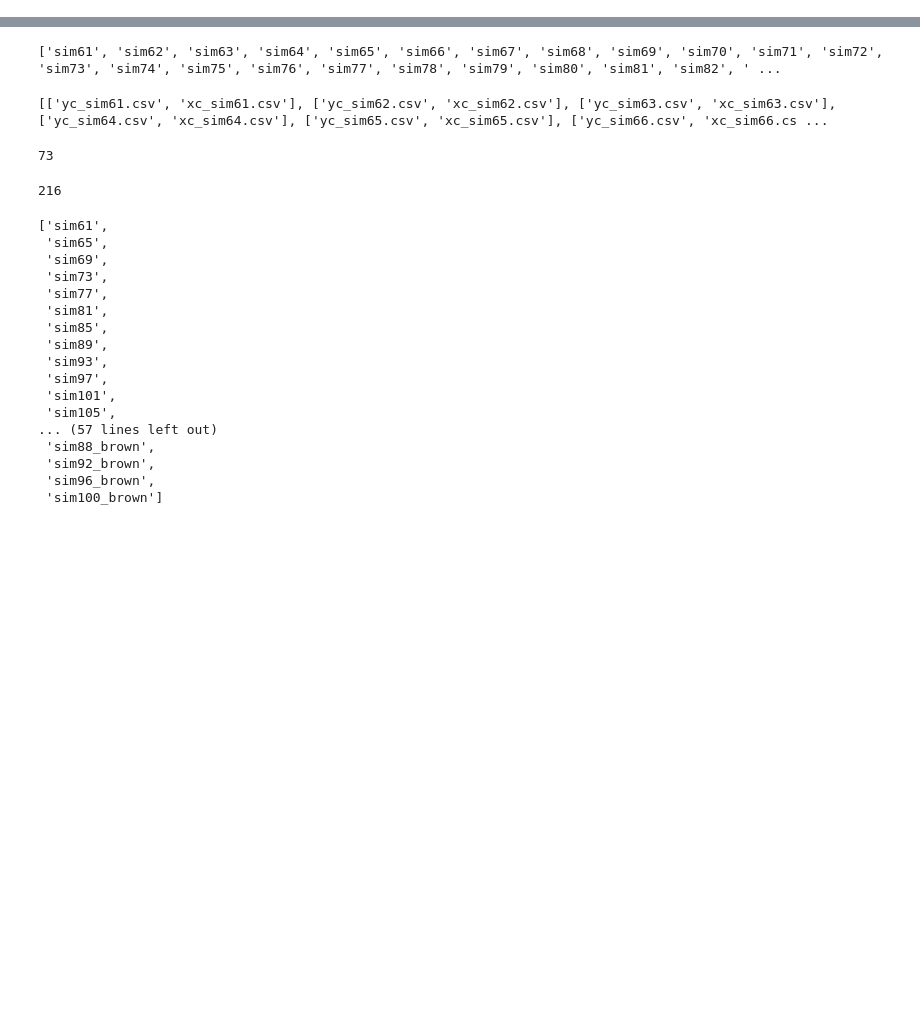
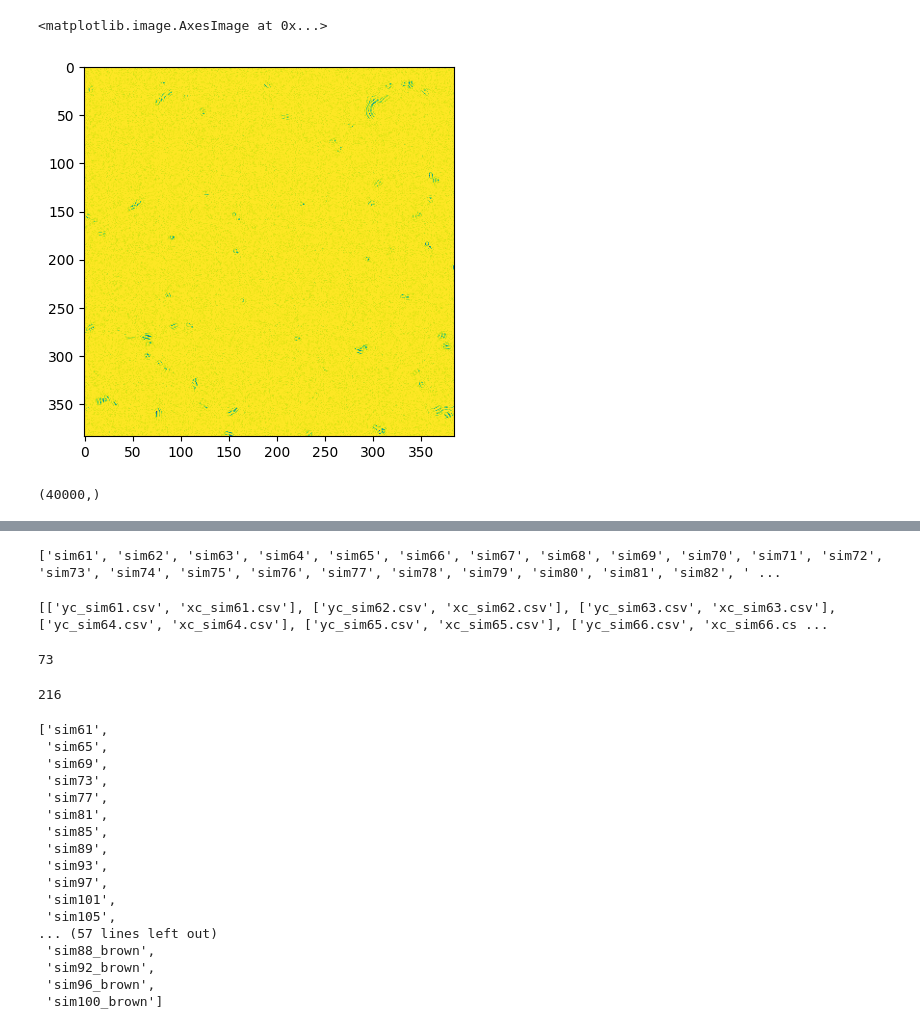
Before and after one commit to mberghouse/DeepTrackStat, a Jupyter notebook: Speed distribution NN.ipynb, the cells around one changed output, grey strips where cells are left out. Drawn from its saved outputs; the diff is of its cells as text; code cells hidden in the pictures; blank space fills up the shorter version.

Commit message:
experimental data for testing

```diff
--- a/Speed distribution NN.ipynb
+++ b/Speed distribution NN.ipynb
@@ -0,0 +93,26 @@
+# %%
+import torch
+import torch.nn as nn
+import torch.optim as optim
+from torch.utils.data import Dataset, DataLoader
+import gc
+from torch.optim.lr_scheduler import StepLR
+import torchvision as tv
+import timm
+device='cuda'
+# m1 = timm.create_model('regnety_016', in_chans=40, drop_path_rate=.0,num_classes=4000,pretrained=True)
+# model=Net2()
+# model.to(device)
+# Define your custom dataset
+
+class TestDataset2(Dataset):
+    def __init__(self, images):
+        self.images = images
+
+    def __len__(self):
+        return len(self.images)
+
+    def __getitem__(self, index):
+        image = self.images[index]
+
+        return image.float()
@@ -0,0 +141,10 @@
+# %%
+images = torch.tensor(images[1:])
+dataset_test = TestDataset2(images)#  xtorch_test, distr_torch_test, scales_test2)
+batch_size = 40
+test_dataloader = DataLoader(dataset_test, batch_size=batch_size, shuffle=False, drop_last=True, num_workers=0)
+x = next(iter(test_dataloader))
+plt.imshow(x[39])
+# %% [output]
+<matplotlib.image.AxesImage at 0x...>
+[figure, added]
@@ -0,0 +158,5 @@
+# %%
+out = np.reshape(np.hstack(outputs),[40000 ,])
+out.shape
+# %% [output]
+(40000,)
```
Also changed, not shown: parts of 35 cells of this notebook, 10 other files.
